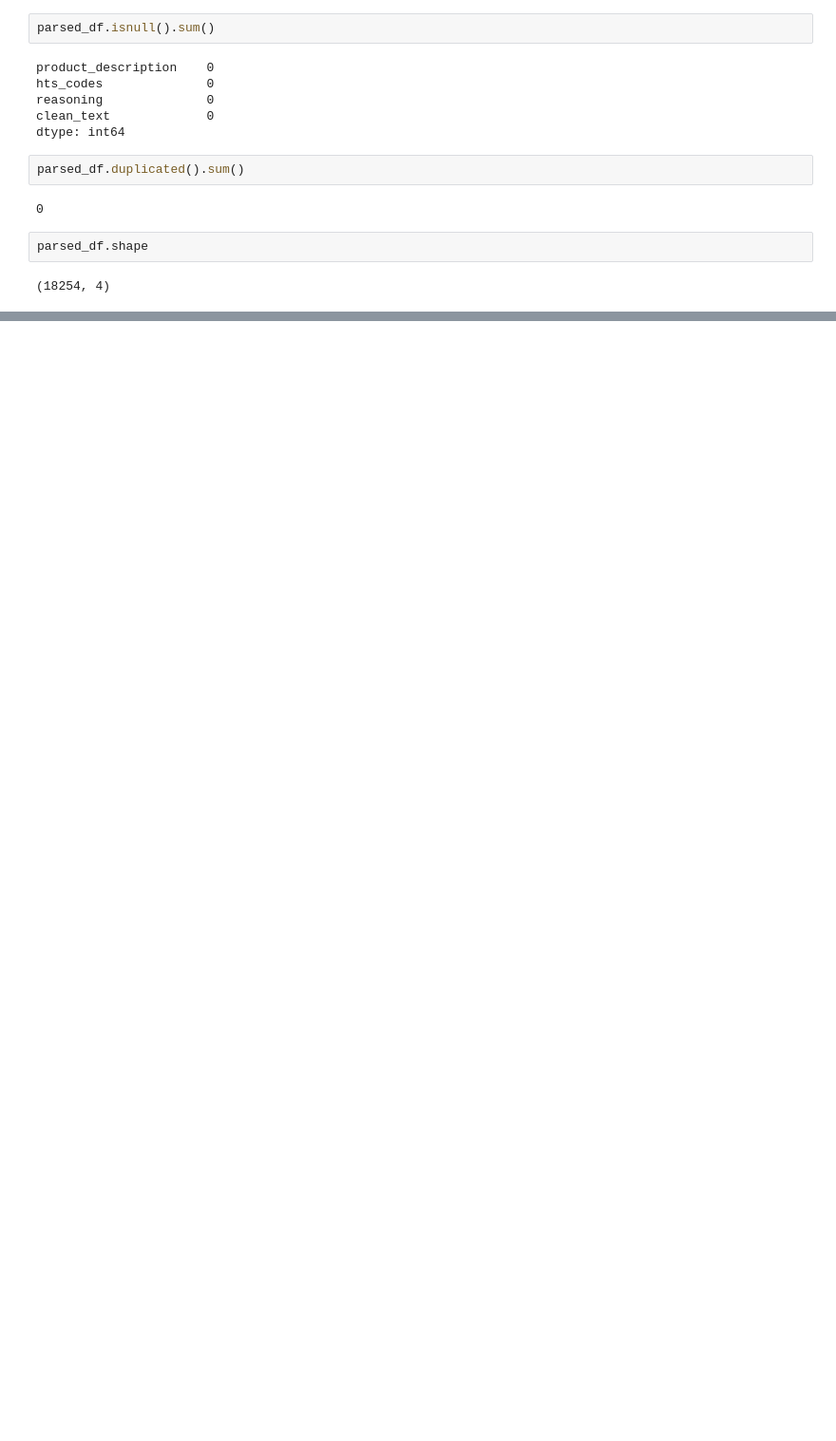
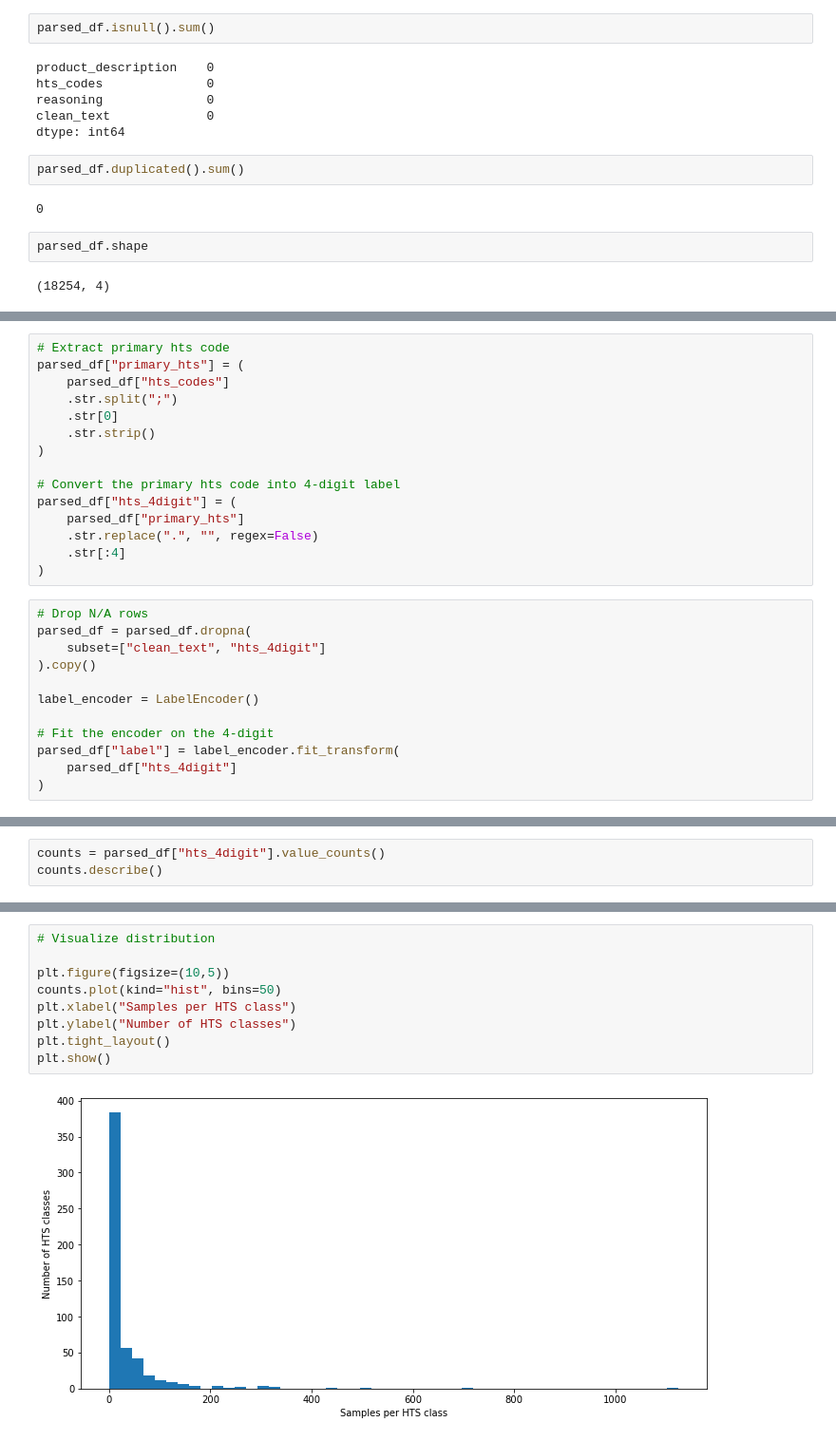
Before and after one commit to hannah-lin-nu/HTS-Master-Classifier, a Jupyter notebook: HTS_Classifier.ipynb, the cells around one changed output, grey strips where cells are left out. Shown at 95% size. Saved outputs shown, nothing was run; the diff lists cells and outputs as text; blank space fills up the shorter version.

Commit message:
Preprocess HTS codes into 4-digit labels and filter rare classes for modeling

```diff
--- a/HTS_Classifier.ipynb
+++ b/HTS_Classifier.ipynb
@@ -131,0 +98,27 @@ parsed_df[
+# %%
+# Extract primary hts code
+parsed_df["primary_hts"] = (
+    parsed_df["hts_codes"]
+    .str.split(";")
+    .str[0]
+    .str.strip()
+)
+
+# Convert the primary hts code into 4-digit label
+parsed_df["hts_4digit"] = (
+    parsed_df["primary_hts"]
+    .str.replace(".", "", regex=False)
+    .str[:4]
+)
+# %%
+# Drop N/A rows
+parsed_df = parsed_df.dropna(
+    subset=["clean_text", "hts_4digit"]
+).copy()
+
+label_encoder = LabelEncoder()
+
+# Fit the encoder on the 4-digit
+parsed_df["label"] = label_encoder.fit_transform(
+    parsed_df["hts_4digit"]
+)
@@ -131,0 +141,3 @@ parsed_df[
+# %%
+counts = parsed_df["hts_4digit"].value_counts()
+counts.describe()
@@ -131,0 +165,11 @@ parsed_df[
+# %%
+# Visualize distribution
+
+plt.figure(figsize=(10,5))
+counts.plot(kind="hist", bins=50)
+plt.xlabel("Samples per HTS class")
+plt.ylabel("Number of HTS classes")
+plt.tight_layout()
+plt.show()
+# %% [output]
+[figure, added]
```
Also changed, not shown: parts of 12 cells of this notebook.
